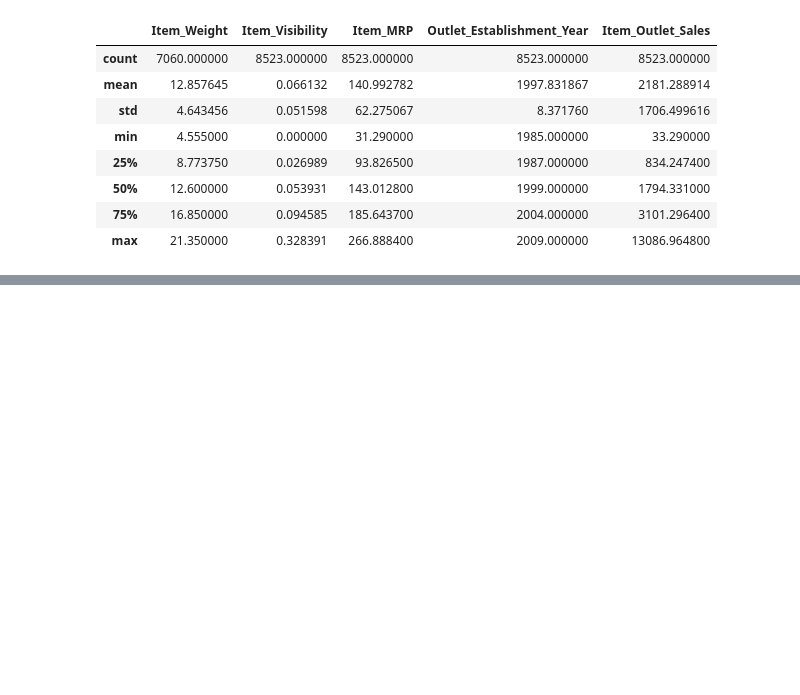
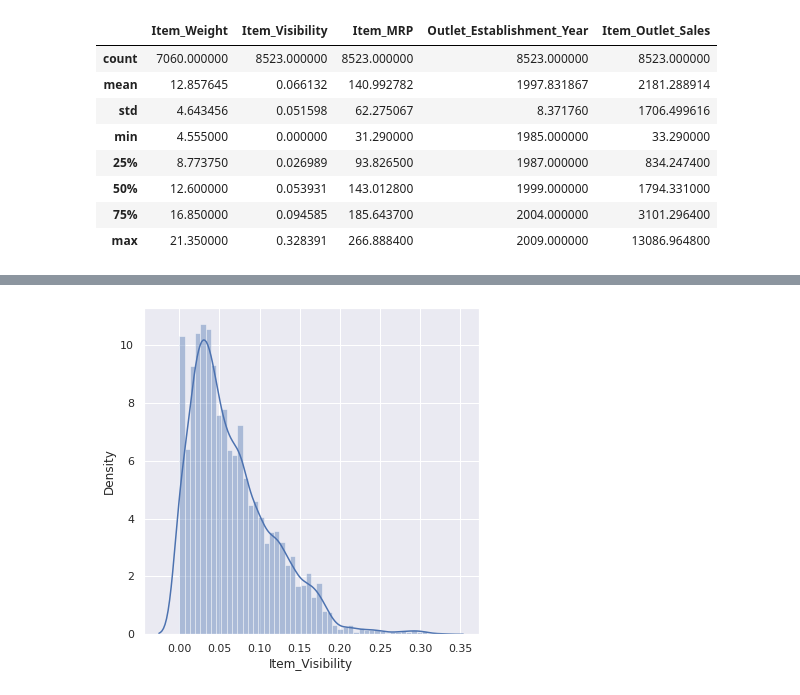
Before and after one commit to MrNeilMehta/Project-12-Big-Mart-Sales-Prediction, a Jupyter notebook: Project_12_Big_Mart_Sales_Prediction.ipynb, the cells around one changed output, grey strips where cells are left out. Cells and saved outputs as stored; diff of their text form; code cells hidden in the pictures; blank space fills up the shorter version.

```diff
--- a/Project_12_Big_Mart_Sales_Prediction.ipynb
+++ b/Project_12_Big_Mart_Sales_Prediction.ipynb
@@ -164,0 +176,7 @@ df.describe()
+# %%
+# Item Visibility distribution
+plt.figure(figsize=(6,6))
+sns.distplot(df['Item_Visibility'])
+plt.show()
+# %% [output]
+[figure, added]
```
Also changed, not shown: parts of 11 cells of this notebook.
